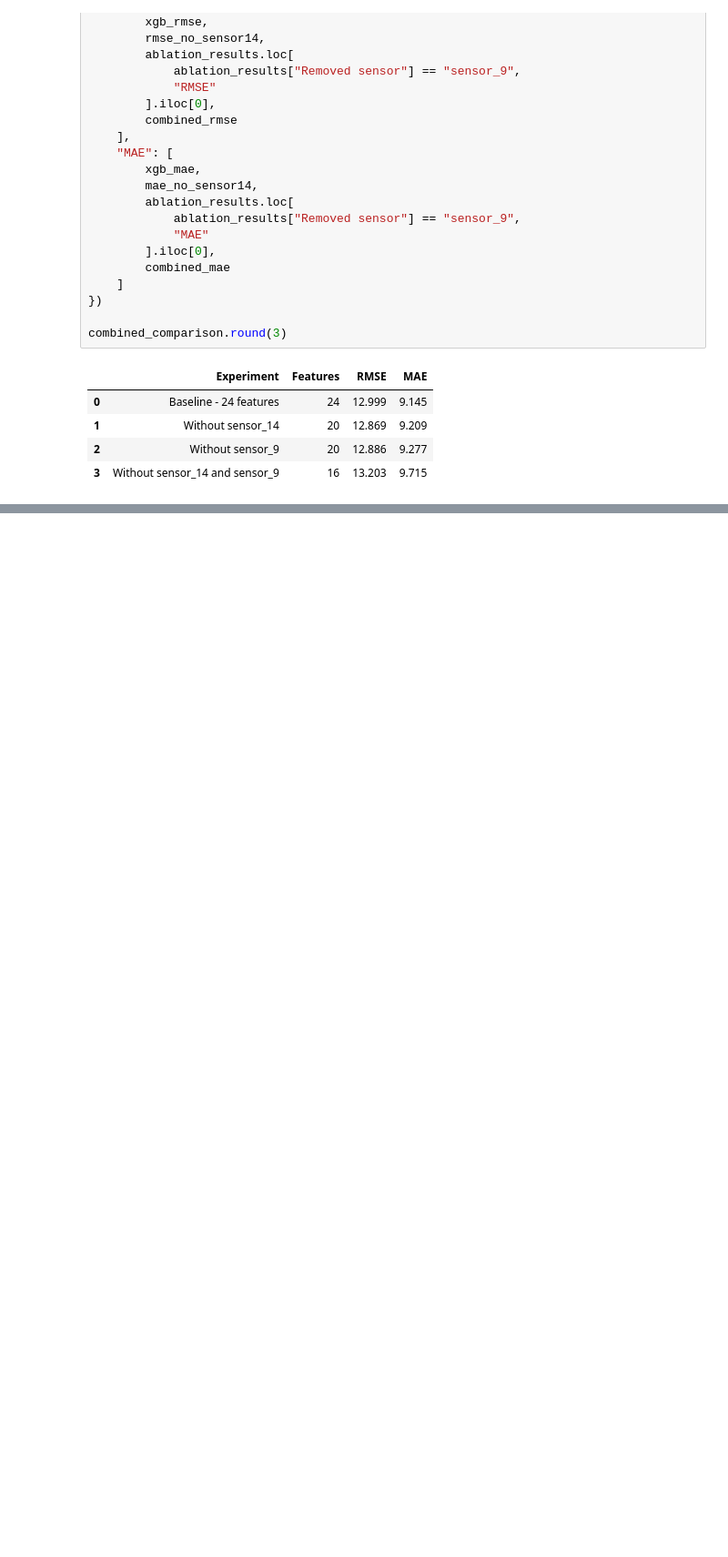
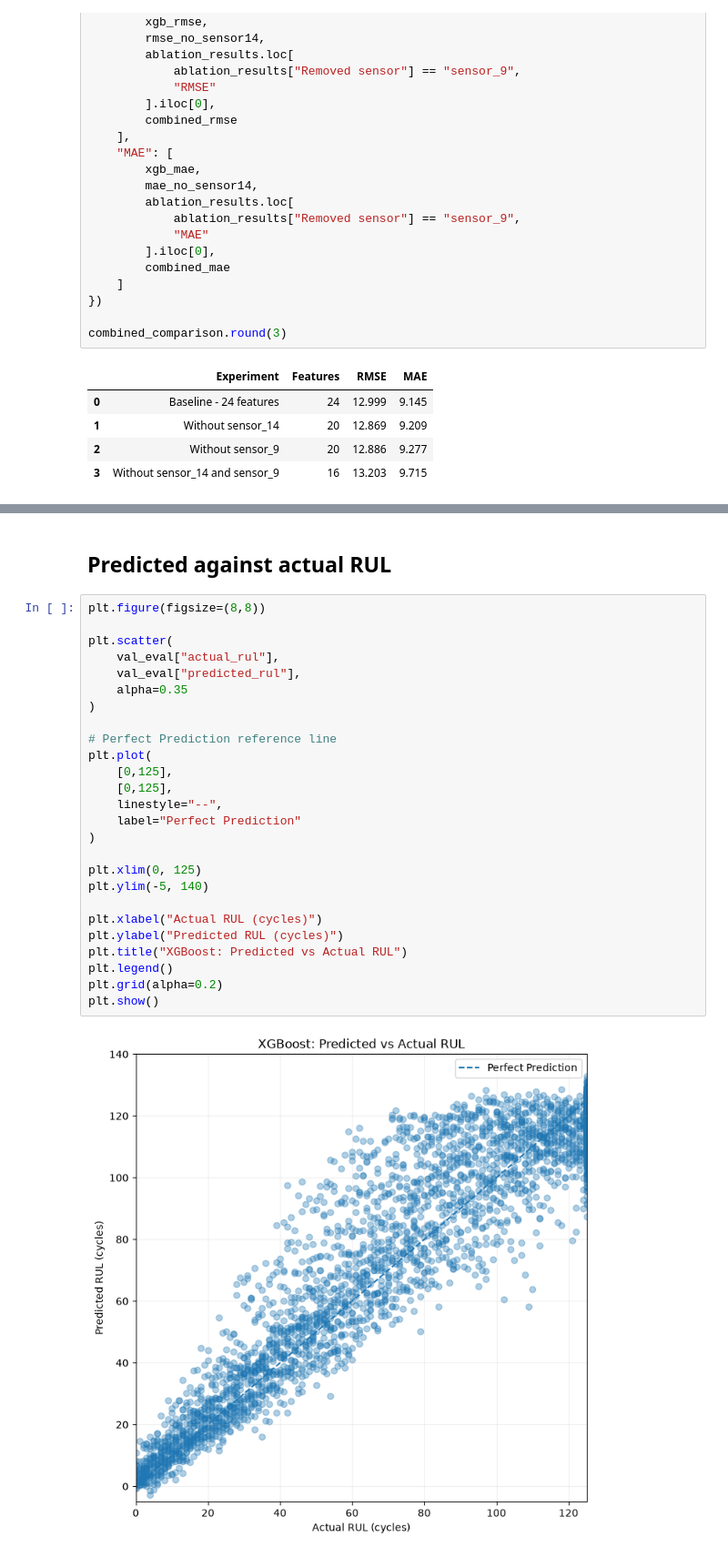
Before and after one commit to Bhav-creator452/predictive-maintenance-analyzer, a Jupyter notebook: notebooks/01_data_understanding.ipynb, the cells around one changed output, grey strips where cells are left out. Shown at 91% size. Drawn from its saved outputs; the diff is of its cells as text; blank space fills up the shorter version.

```diff
--- a/notebooks/01_data_understanding.ipynb
+++ b/notebooks/01_data_understanding.ipynb
@@ -1695,0 +1729,30 @@ combined_comparison.round(3)
+# %% [markdown]
+## Predicted against actual RUL
+# %%
+plt.figure(figsize=(8,8))
+
+plt.scatter(
+    val_eval["actual_rul"],
+    val_eval["predicted_rul"],
+    alpha=0.35
+)
+
+# Perfect Prediction reference line
+plt.plot(
+    [0,125],
+    [0,125],
+    linestyle="--",
+    label="Perfect Prediction"
+)
+
+plt.xlim(0, 125)
+plt.ylim(-5, 140)
+
+plt.xlabel("Actual RUL (cycles)")
+plt.ylabel("Predicted RUL (cycles)")
+plt.title("XGBoost: Predicted vs Actual RUL")
+plt.legend()
+plt.grid(alpha=0.2)
+plt.show()
+# %% [output]
+[figure, added]
```
Also changed, not shown: parts of 6 cells of this notebook, 1 other file.
